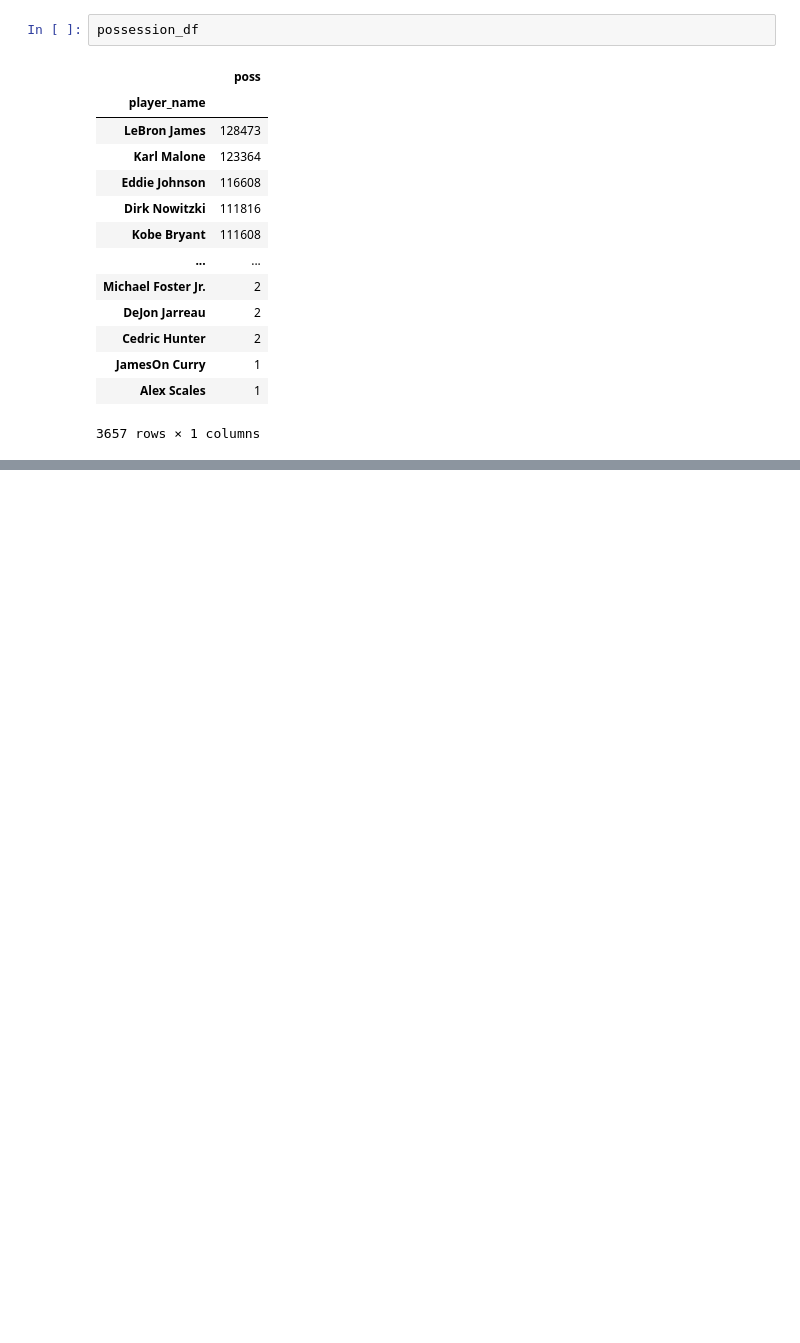
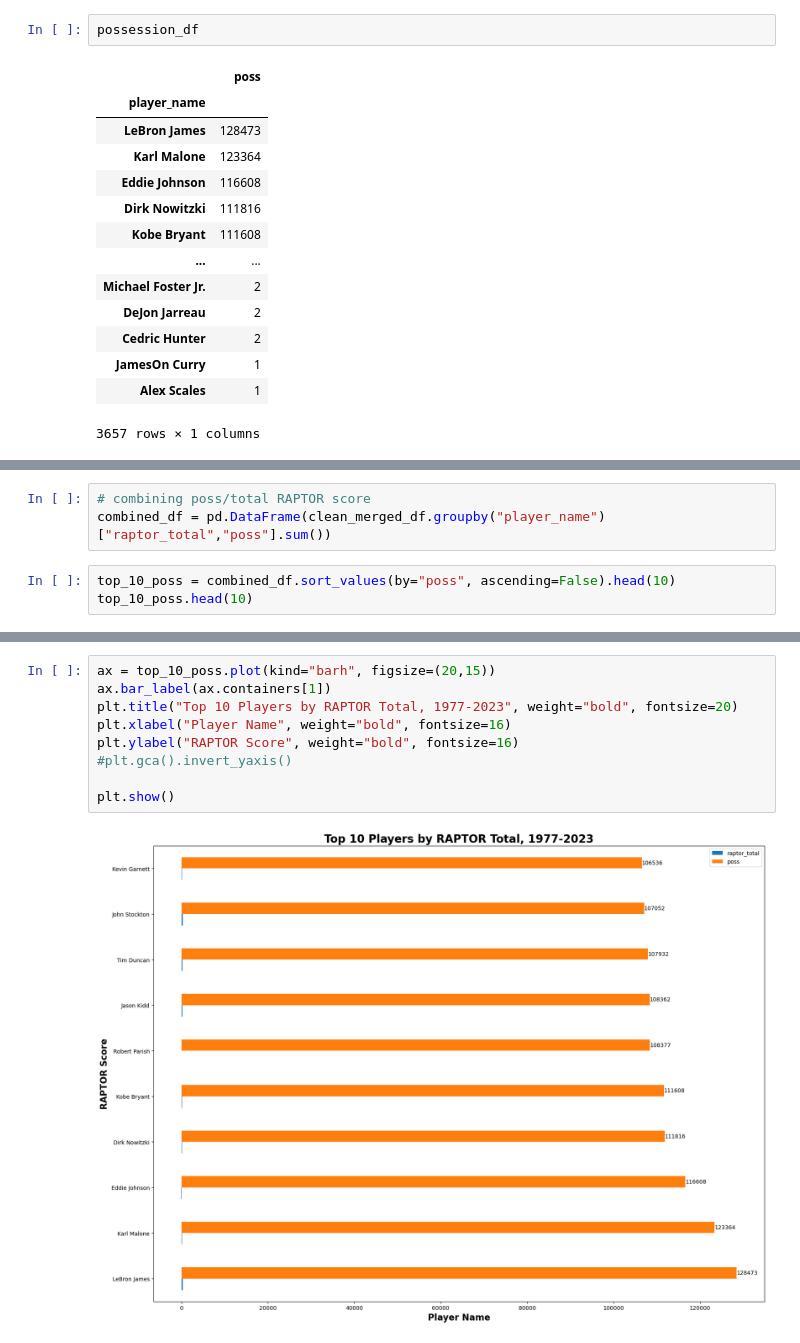
Before and after one commit to UzmaSayyeda/Project01, a Jupyter notebook: Merged Datasets.ipynb, the cells around one changed output, grey strips where cells are left out. Drawn from its saved outputs; the diff is of its cells as text; blank space fills up the shorter version.

```diff
--- a/Merged Datasets.ipynb
+++ b/Merged Datasets.ipynb
@@ -171,0 +194,6 @@ plt.show()
+# %%
+# combining poss/total RAPTOR score
+combined_df = pd.DataFrame(clean_merged_df.groupby("player_name")["raptor_total","poss"].sum())
+# %%
+top_10_poss = combined_df.sort_values(by="poss", ascending=False).head(10)
+top_10_poss.head(10)
@@ -171,0 +229,11 @@ plt.show()
+# %%
+ax = top_10_poss.plot(kind="barh", figsize=(20,15))
+ax.bar_label(ax.containers[1])
+plt.title("Top 10 Players by RAPTOR Total, 1977-2023", weight="bold", fontsize=20)
+plt.xlabel("Player Name", weight="bold", fontsize=16)
+plt.ylabel("RAPTOR Score", weight="bold", fontsize=16)
+#plt.gca().invert_yaxis()
+
+plt.show()
+# %% [output]
+[figure, added]
```
Also changed, not shown: parts of 17 cells of this notebook, 3 other files.
